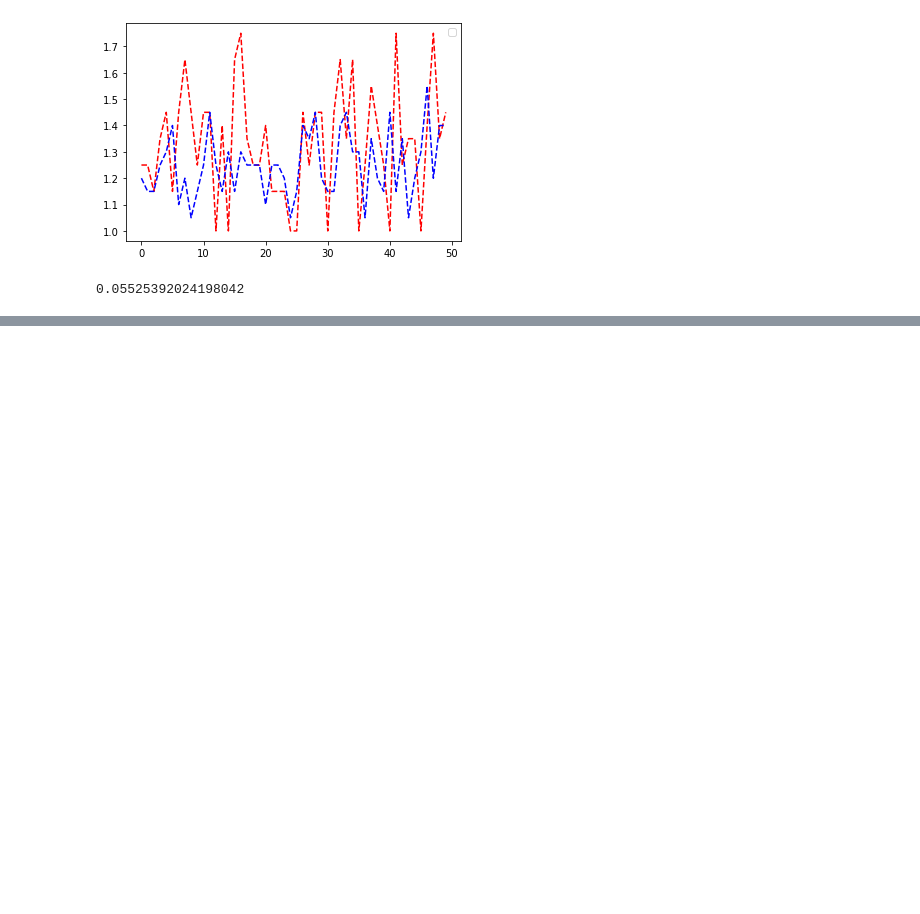
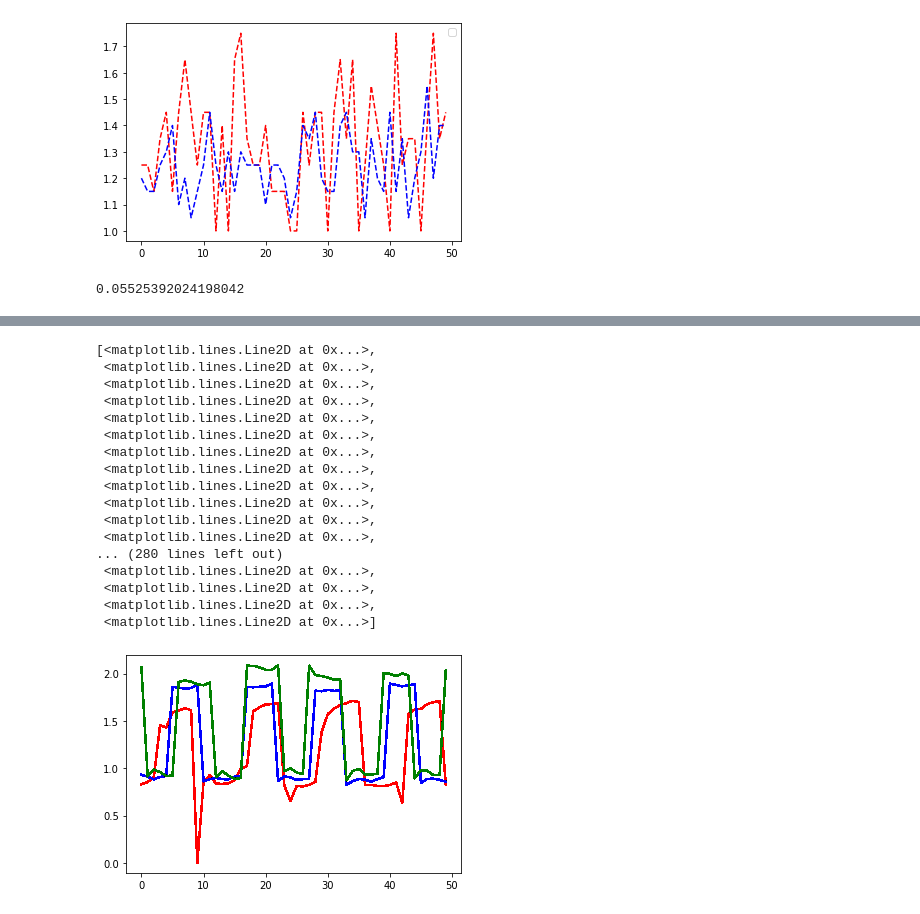
Before and after one commit to Prakyathkantharaju/Thesis_Speed_estimation, a Jupyter notebook: models/Data_based_models/transformer_1/data_processing.ipynb, the cells around one changed output, grey strips where cells are left out. Drawn from its saved outputs; the diff is of its cells as text; code cells hidden in the pictures; blank space fills up the shorter version.

```diff
--- a/models/Data_based_models/transformer_1/data_processing.ipynb
+++ b/models/Data_based_models/transformer_1/data_processing.ipynb
@@ -43,0 +81,28 @@ print(mse)
+# %%
+X_1=X[Y==0,:,:]
+X_2=X[Y==1,:,:]
+X_3=X[Y==2,:,:]
+# %%
+import matplotlib.pyplot as plt
+plt.plot(X_1[150:200,:,8],'r')
+plt.plot(X_2[150:200,:,8],'b')
+plt.plot(X_3[150:200,:,8],'g')
+# %% [output]
+[<matplotlib.lines.Line2D at 0x...>,
+ <matplotlib.lines.Line2D at 0x...>,
+ <matplotlib.lines.Line2D at 0x...>,
+ <matplotlib.lines.Line2D at 0x...>,
+ <matplotlib.lines.Line2D at 0x...>,
+ <matplotlib.lines.Line2D at 0x...>,
+ <matplotlib.lines.Line2D at 0x...>,
+ <matplotlib.lines.Line2D at 0x...>,
+ <matplotlib.lines.Line2D at 0x...>,
+ <matplotlib.lines.Line2D at 0x...>,
+ <matplotlib.lines.Line2D at 0x...>,
+ <matplotlib.lines.Line2D at 0x...>,
+... (280 lines left out)
+ <matplotlib.lines.Line2D at 0x...>,
+ <matplotlib.lines.Line2D at 0x...>,
+ <matplotlib.lines.Line2D at 0x...>,
+ <matplotlib.lines.Line2D at 0x...>]
+[figure, added]
```
Also changed, not shown: parts of 4 cells of this notebook, 21 other files.
